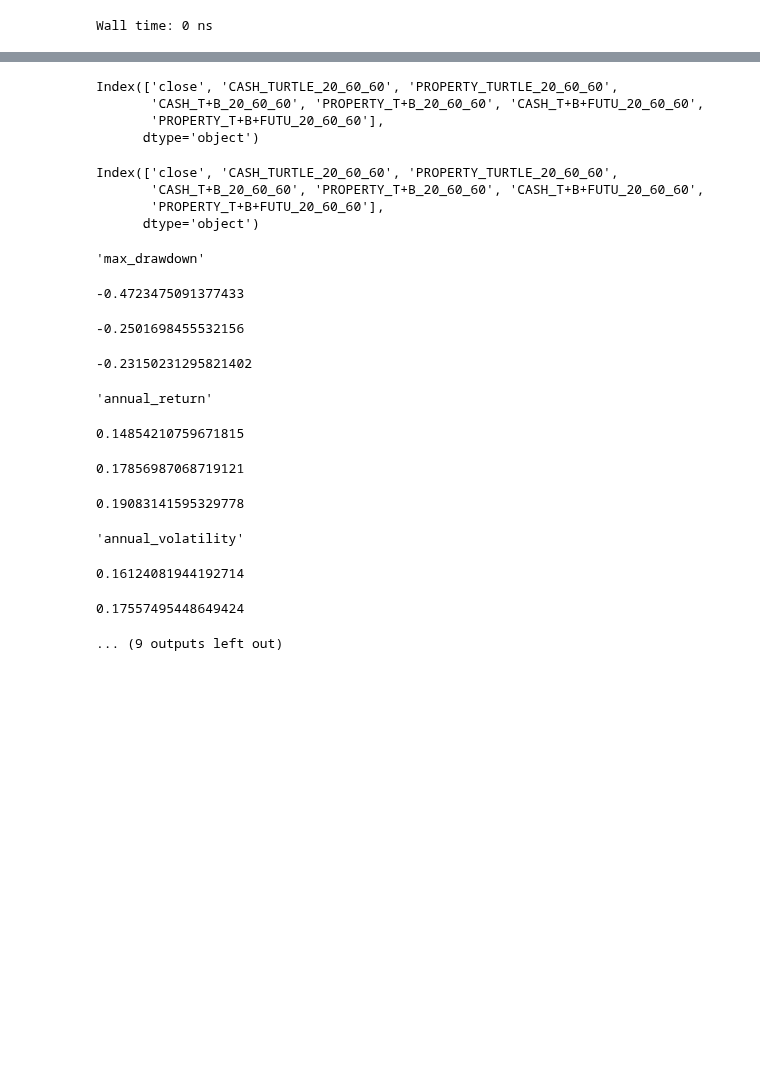
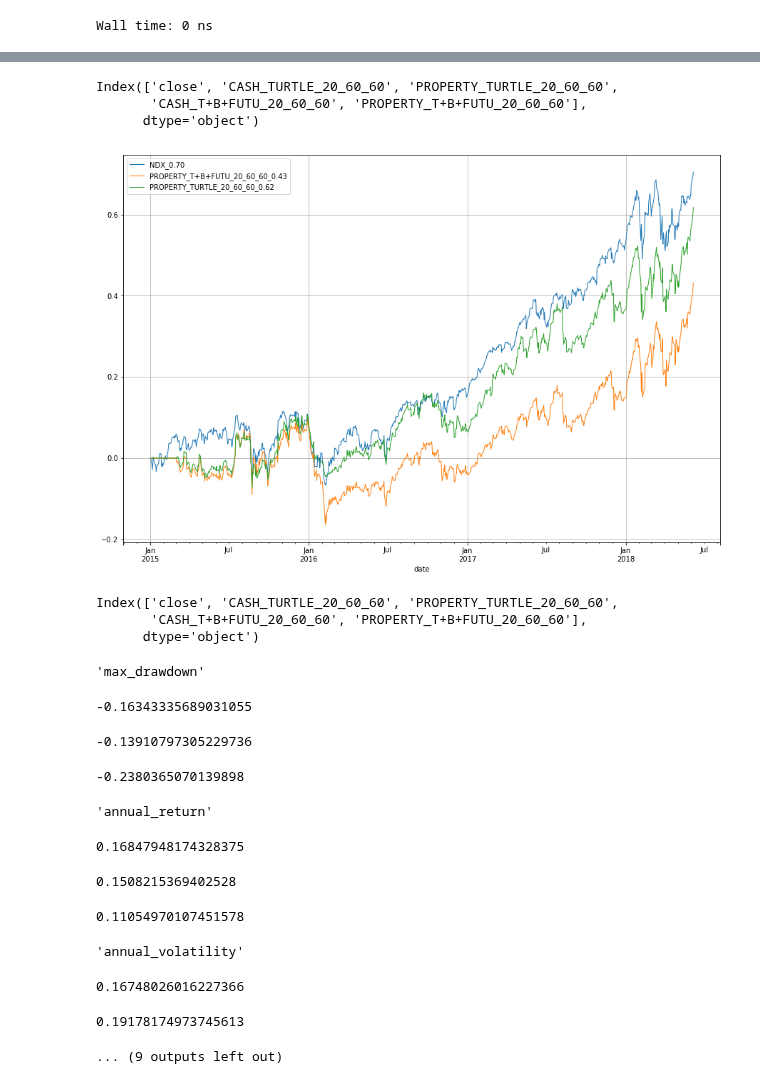
Before and after one commit to dxcv/ML4M, a Jupyter notebook: notebook/turtle_nasdaq100.ipynb, the cells around one changed output, grey strips where cells are left out. Saved outputs shown, nothing was run; the diff lists cells and outputs as text; code cells hidden in the pictures; blank space fills up the shorter version.

```diff
--- a/notebook/turtle_nasdaq100.ipynb
+++ b/notebook/turtle_nasdaq100.ipynb
@@ -51,6 +51,7 @@ Wall time: 0 ns
 ### 业务设置
 
 start_date = '2008-06-02'
+start_date = '2015-01-01'
 # start_date = '2017-01-03'
 end_date = '2018-06-06'
 # %% [output]
@@ -738,41 +718,41 @@ df.drop(columns=['open', 'high', 'low', 'volume', 'pct_change', 'open_pct_change
 df.columns
 
 df['close'] = (df['close'] - df.iloc[0]['close']) / df.iloc[0]['close']
-# ax = df.plot(kind='line', y='close', label='NDX_%.2f' % df.iloc[-1]['close'], linewidth=1, grid=True)
+ax = df.plot(kind='line', y='close', label='NDX_%.2f' % df.iloc[-1]['close'], linewidth=1, grid=True)
 # df['PROPERTY_TURTLE'] = (df['PROPERTY_TURTLE'] - df.iloc[0]['PROPERTY_TURTLE']) / df.iloc[0]['PROPERTY_TURTLE']
 # df['PROPERTY_T+B'] = (df['PROPERTY_T+B'] - df.iloc[0]['PROPERTY_T+B']) / df.iloc[0]['PROPERTY_T+B']
 
-# for col in sorted(df.columns):
-#     if 'PROPERTY' in col:
-#         df[col] = (df[col] - df.iloc[1][col]) / df.iloc[0][col]
-#         ax = df.plot(kind='line', y=col, secondary_y=False, label='%s_%.2f' % (col, df.iloc[-1][col]), linewidth=1, grid=True, ax=ax)
+for col in sorted(df.columns):
+    if 'PROPERTY' in col:
+        df[col] = (df[col] - df.iloc[1][col]) / df.iloc[0][col]
+        ax = df.plot(kind='line', y=col, secondary_y=False, label='%s_%.2f' % (col, df.iloc[-1][col]), linewidth=1, grid=True, ax=ax)
 
 # ax = df.plot(kind='line', y='PROPERTY_TURTLE', secondary_y=False, label='PROPERTY_TURTLE', linewidth=1, ax=ax)
 # ax = df.plot(kind='line', y='PROPERTY_T+B', secondary_y=False, label='PROPERTY_T+B', linewidth=1, ax=ax)
 # ax = df.plot(kind='line', y=['close', 'PROPERTY_TURTLE', 'PROPERTY_T+B'], linewidth=1, grid=True)
 # ax = df.plot(kind='line', y=['CASH_TURTLE', 'CASH_T+B'], secondary_y=True, linewidth=1, ax=ax)
 # ax = df.plot(kind='line', y=['PROPERTY_TURTLE_5_60_60', 'PROPERTY_TURTLE_10_60_60', 'PROPERTY_TURTLE_30_60_60', 'PROPERTY_TURTLE_50_60_60'], linewidth=1, grid=True, ax=ax)
 
 
 
 
 
 # for symbol, stock_df in stock_df_dict.items():
 #     df = stock_df.copy()
 #     df['close'] = (df['close'] - df.head(1)['close'].values) / df.head(1)['close'].values
 #     ax = df.plot(kind='line', y='close', secondary_y=False, label=symbol, linewidth=0.5, ax=ax)
 
 # plt.figure(figsize=(10, 6), dpi=80)
 # plt.show()
 
 # df = df.loc[:, ['close', 'PROPERTY_TURTLE', 'PROPERTY_T+B']]
 # df
 # display_charts(df, kind='line', figsize=(900, 600), logy=False)
 # %% [output]
 Index(['close', 'CASH_TURTLE_20_60_60', 'PROPERTY_TURTLE_20_60_60',
-       'CASH_T+B_20_60_60', 'PROPERTY_T+B_20_60_60', 'CASH_T+B+FUTU_20_60_60',
-       'PROPERTY_T+B+FUTU_20_60_60'],
+       'CASH_T+B+FUTU_20_60_60', 'PROPERTY_T+B+FUTU_20_60_60'],
       dtype='object')
+[figure, added]
 # %%
 pd.set_option('display.max_rows', 1000)
 tb_df = order_df_TB.loc[:, ['buy_date', 'strategy', 'symbol', 'buy_count', 'profit', 'cash', 'property']]
@@ -789,7 +769,7 @@ df.columns
 # df['PROPERTY_T+B_20_60_60']
 
 df['turtle_pct'] = df.PROPERTY_TURTLE_20_60_60.pct_change()
-df['tb_pct'] = df['PROPERTY_T+B_20_60_60'].pct_change()
+df['tb_pct'] = df['PROPERTY_T+B+FUTU_20_60_60'].pct_change()
 df['benchmark_pct'] = df.close.pct_change()
 # emp.cum_returns(df.turtle_pct)
 # emp.cum_returns(df.tb_pct)
@@ -823,18 +803,17 @@ emp.sharpe_ratio(returns=df.turtle_pct)
 emp.sharpe_ratio(returns=df.tb_pct)
 # %% [output]
 Index(['close', 'CASH_TURTLE_20_60_60', 'PROPERTY_TURTLE_20_60_60',
-       'CASH_T+B_20_60_60', 'PROPERTY_T+B_20_60_60', 'CASH_T+B+FUTU_20_60_60',
-       'PROPERTY_T+B+FUTU_20_60_60'],
+       'CASH_T+B+FUTU_20_60_60', 'PROPERTY_T+B+FUTU_20_60_60'],
       dtype='object')
 'max_drawdown'
--0.4723475091377433
+-0.16343335689031055
--0.2501698455532156
+-0.13910797305229736
--0.23150231295821402
+-0.2380365070139898
 'annual_return'
-0.14854210759671815
+0.16847948174328375
-0.17856987068719121
+0.1508215369402528
-0.19083141595329778
+0.11054970107451578
 'annual_volatility'
-0.16124081944192714
+0.16748026016227366
-0.17557495448649424
+0.19178174973745613
 ... (9 outputs left out)
```
Also changed, not shown: parts of 8 cells of this notebook, 2 other files.
